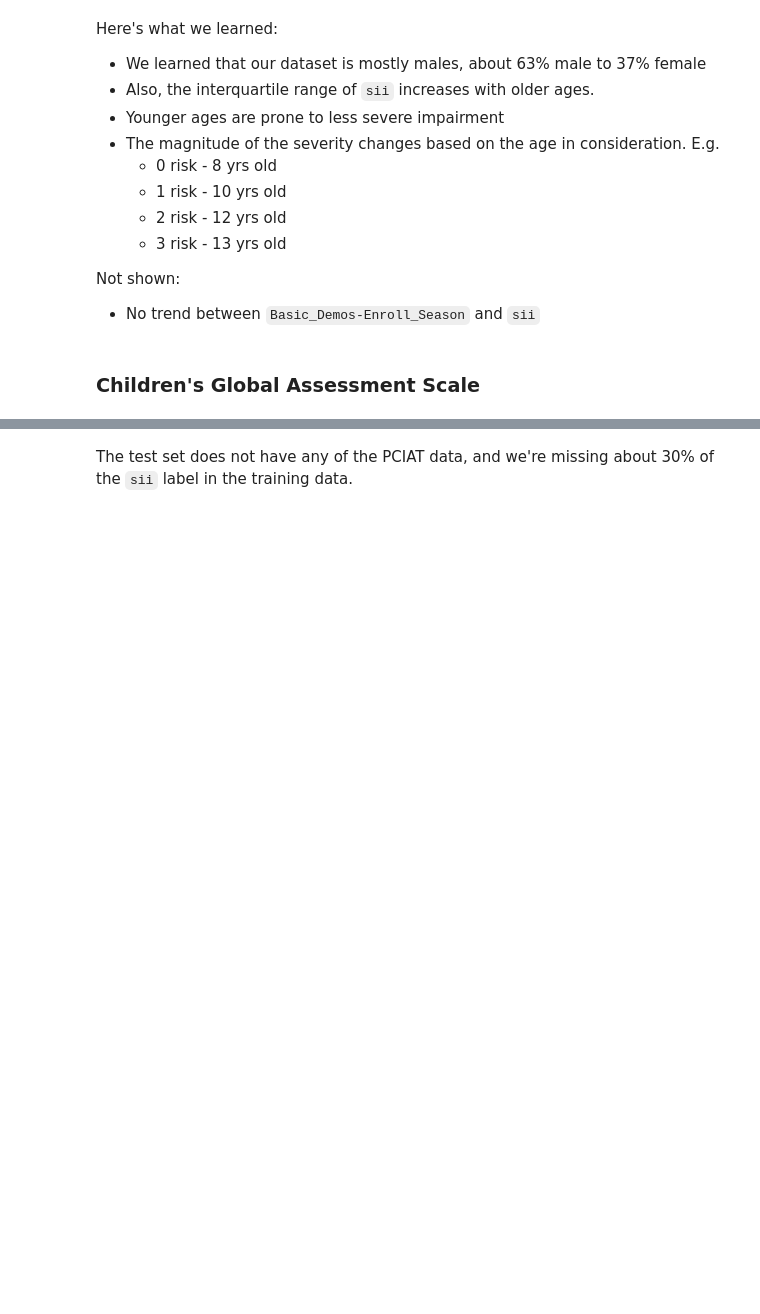
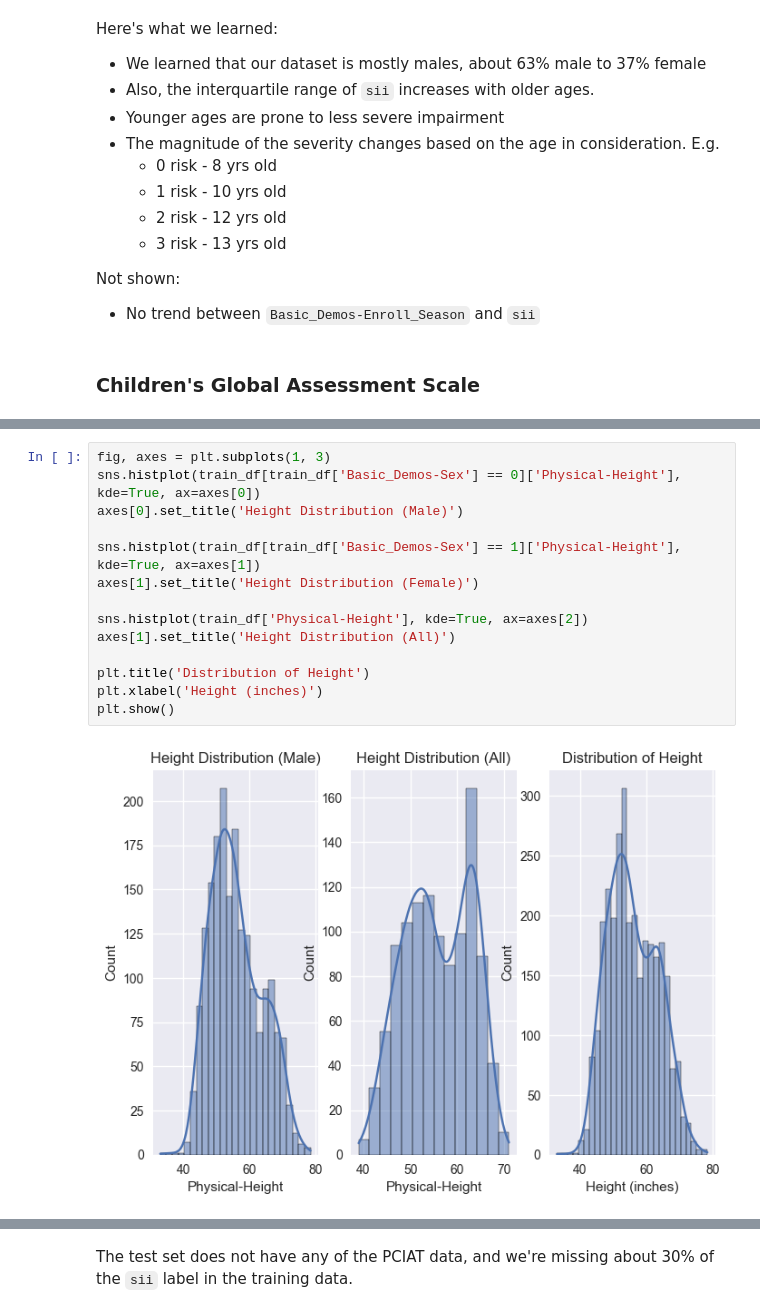
Before and after one commit to crmueller100/child-mind-institute-problematic-internet-use, a Jupyter notebook: predict_severity_impairment_index.ipynb, the cells around one changed output, grey strips where cells are left out. Drawn from its saved outputs; the diff is of its cells as text; blank space fills up the shorter version.

```diff
--- a/predict_severity_impairment_index.ipynb
+++ b/predict_severity_impairment_index.ipynb
@@ -144,0 +132,16 @@ Name: count, dtype: int64
+# %%
+fig, axes = plt.subplots(1, 3)
+sns.histplot(train_df[train_df['Basic_Demos-Sex'] == 0]['Physical-Height'], kde=True, ax=axes[0])
+axes[0].set_title('Height Distribution (Male)')
+
+sns.histplot(train_df[train_df['Basic_Demos-Sex'] == 1]['Physical-Height'], kde=True, ax=axes[1])
+axes[1].set_title('Height Distribution (Female)')
+
+sns.histplot(train_df['Physical-Height'], kde=True, ax=axes[2])
+axes[1].set_title('Height Distribution (All)')
+
+plt.title('Distribution of Height')
+plt.xlabel('Height (inches)')
+plt.show()
+# %% [output]
+[figure, added]
```
Also changed, not shown: parts of 26 cells of this notebook.
